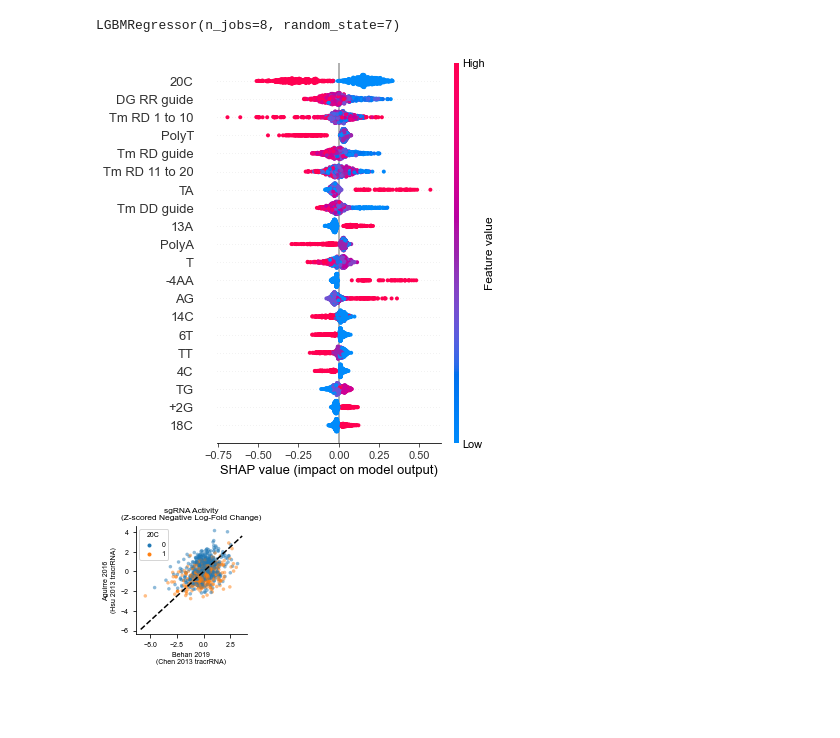
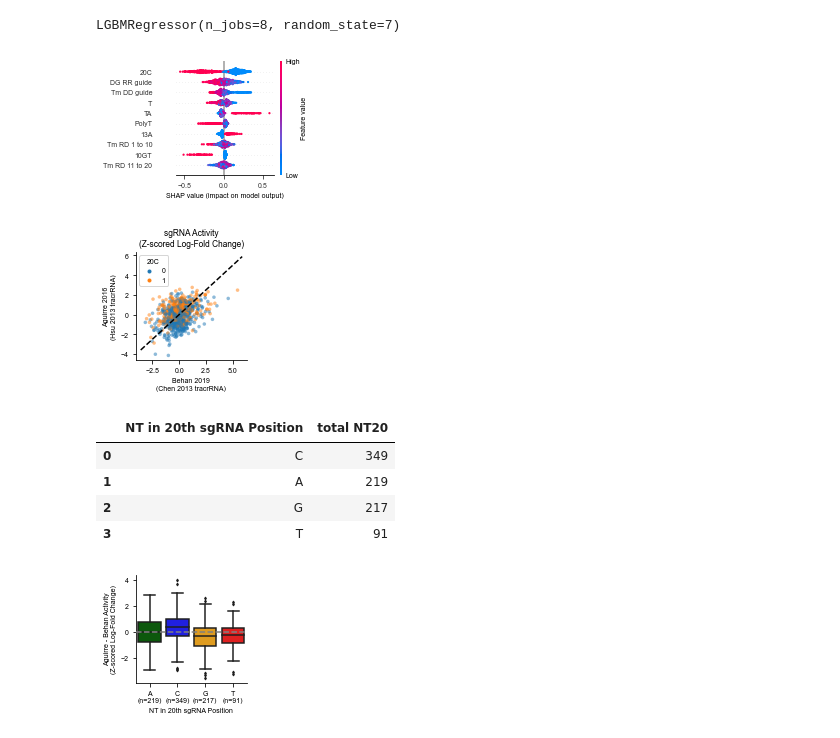
Before and after one commit to gpp-rnd/rs_dev, a Jupyter notebook: code/03_compare_tracr_activity.ipynb, the cells around one changed output. Cells and saved outputs as stored; diff of their text form; code cells hidden in the pictures; blank space fills up the shorter version.

Commit message:
code (figures): adjust figures for publication

```diff
--- a/code/03_compare_tracr_activity.ipynb
+++ b/code/03_compare_tracr_activity.ipynb
@@ -82,11 +83,12 @@ LGBMRegressor(n_jobs=8, random_state=7)
 explainer = shap.TreeExplainer(model)
 shap_values = explainer.shap_values(X)
 # %%
-shap.summary_plot(shap_values, X, show=False, plot_size=(5, 7))
-gpplot.savefig('../figures/aguirre_behan_difference_model_importance.pdf',
-               dpi=300)
+summary_legacy(shap_values, X, show=False, plot_size=(2.2, 2.1),
+               point_size=5, text_size=None, color_bar_shrink=1,
+               legend_aspect=30, max_display=10)
+gpplot.savefig('../figures/agguire_behan_diff_shap.pdf', dpi=300)
 # %% [output]
-[figure, old version]
+[figure, new version]
 # %%
 merged_activity_features = (merged_activity
                             .merge(X.reset_index()
@@ -96,15 +100,15 @@ merged_activity_features = (merged_activity
 # %%
 plt.subplots(figsize=(2, 2))
-sns.scatterplot(data=merged_activity_features, x='Behan Activity',
-                y='Aguirre Activity', hue='20C', alpha=0.5, s=50,
+sns.scatterplot(data=merged_activity_features, x='neg Behan Activity',
+                y='neg Aguirre Activity', hue='20C', alpha=0.5, s=50,
                 marker='.', palette='tab10',
                 linewidth=0)
 add_xy_line()
 sns.despine()
-plt.title('sgRNA Activity\n(Z-scored Negative Log-Fold Change)')
+plt.title('sgRNA Activity\n(Z-scored Log-Fold Change)')
 plt.xlabel('Behan 2019\n(Chen 2013 tracrRNA)')
 plt.ylabel('Aguirre 2016\n(Hsu 2013 tracrRNA)')
 plt.legend(markerscale=0.5, title='20C')
 gpplot.savefig('../figures/aguirre_behan_comparison_20C.pdf', dpi=300)
 # %% [output]
-[figure, old version]
+[figure, new version]
@@ -110,0 +125,8 @@ gpplot.savefig('../figures/aguirre_behan_comparison_20C.pdf', dpi=300)
+# %%
+nt_end_count
+# %% [output]
+|  | NT in 20th sgRNA Position | total NT20 |
+| 0 | C | 349 |
+| 1 | A | 219 |
+| 2 | G | 217 |
+| 3 | T | 91 |
@@ -110,0 +137,14 @@ gpplot.savefig('../figures/aguirre_behan_comparison_20C.pdf', dpi=300)
+# %%
+plt.subplots(figsize=(2, 2))
+sns.boxplot(data=merged_activity_features,
+            x='NT in 20th sgRNA Position',
+            y='neg Activity Difference',
+            fliersize=2,
+            palette=['darkgreen', 'blue', 'orange', 'red'])
+sns.despine()
+plt.ylabel('Aguirre - Behan Activity\n(Z-scored Log-Fold Change)')
+plt.axhline(y=0, color='grey', linestyle='dashed',
+            zorder=10)
+gpplot.savefig('../figures/Augirre_Behan_perNT_diff.pdf')
+# %% [output]
+[figure, added]
```
Also changed, not shown: parts of 7 cells of this notebook, 9 other files.
